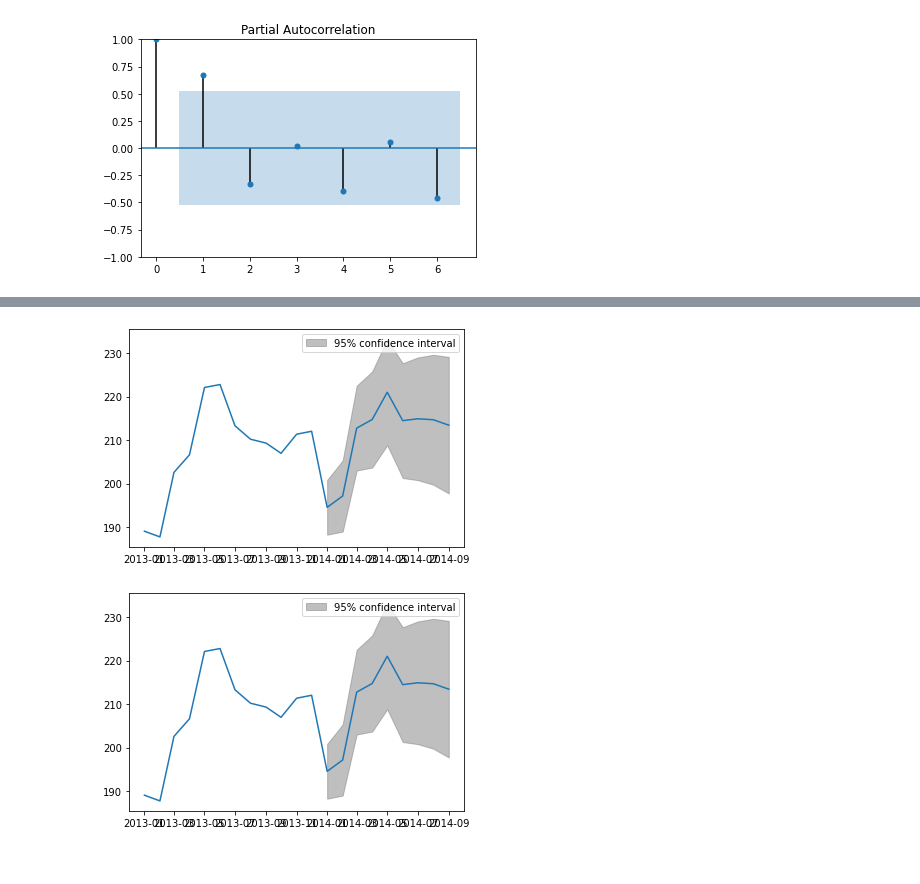
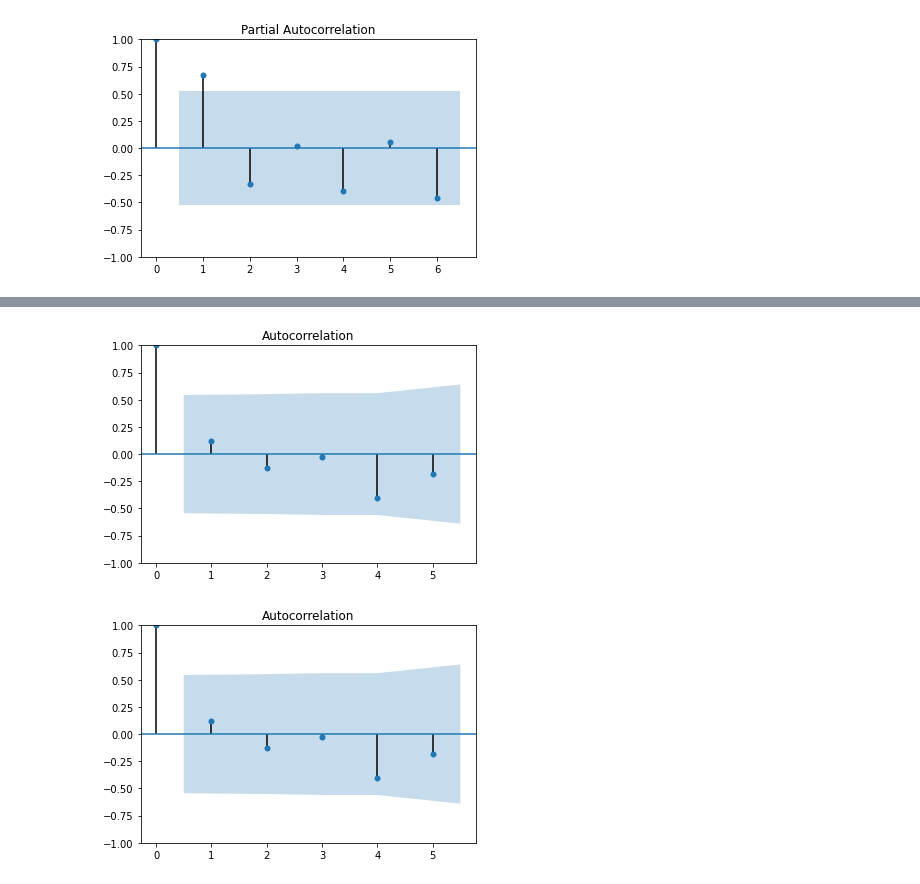
Before and after one commit to nickymind/DOE-Econometria, a Jupyter notebook: Nowcasting_PIB.ipynb, the cells around one changed output, grey strips where cells are left out. Cells and saved outputs as stored; diff of their text form; code cells hidden in the pictures.

```diff
--- a/Nowcasting_PIB.ipynb
+++ b/Nowcasting_PIB.ipynb
@@ -385,5 +213,6 @@ AR.2           -6.4864           +0.0000j            6.4864            0.5000
-# %%
-res.plot_predict(240,260)
-# %% [output]
-[figure, removed]
-[figure, removed]
+# %%
+smt.graphics.plot_acf(res.resid, lags=5)
+# No hay autocorrelación en los residuos
+# %% [output]
+[figure, added]
+[figure, added]
```
Also changed, not shown: parts of 28 cells of this notebook.
